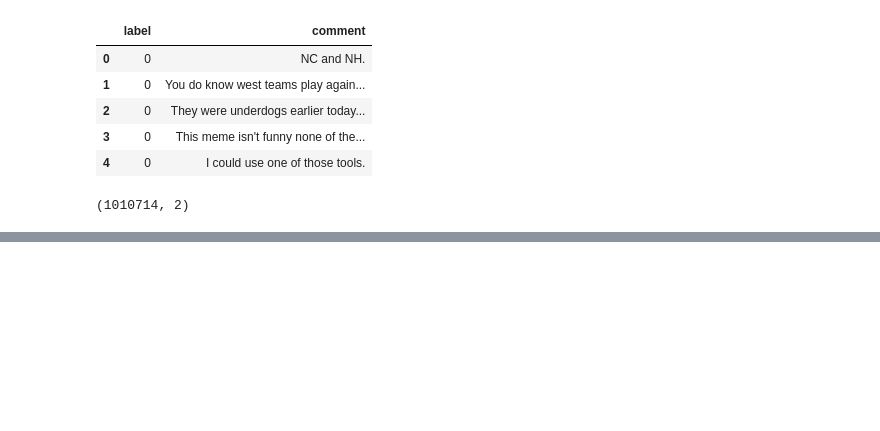
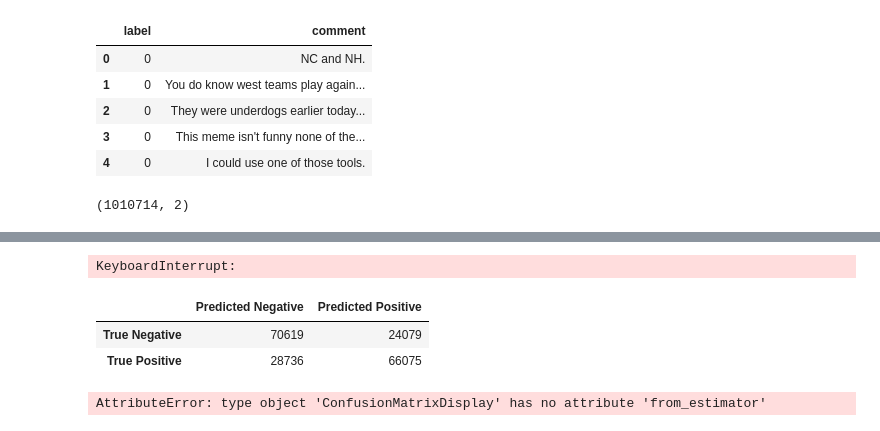
Before and after one commit to Sveto-G/Reddit-Sarcasm, a Jupyter notebook: Notebooks/robust_train.ipynb, the cells around one changed output, grey strips where cells are left out. Cells and saved outputs as stored; diff of their text form; code cells hidden in the pictures; blank space fills up the shorter version.

```diff
--- a/Notebooks/robust_train.ipynb
+++ b/Notebooks/robust_train.ipynb
@@ -360,0 +406,4 @@ Sentence5: 0.49
+# %%
+result = permutation_importance(MLP, X_val, y_val, n_repeats=100, random_state=0)
+# %% [output]
+KeyboardInterrupt:
@@ -360,0 +420,27 @@ Sentence5: 0.49
+# %%
+from sklearn.metrics import confusion_matrix, ConfusionMatrixDisplay
+
+# Get class predictions
+y_pred = MLP.predict(X_val)
+
+# Generate confusion matrix
+cf_matrix = confusion_matrix(y_val, y_pred)
+
+# label rows and columns
+cf_df = pd.DataFrame(
+    cf_matrix,
+    columns=["Predicted Negative", "Predicted Positive"],
+    index=["True Negative", "True Positive"]
+)
+
+display(cf_df)
+# %% [output]
+|  | Predicted Negative | Predicted Positive |
+| True Negative | 70619 | 24079 |
+| True Positive | 28736 | 66075 |
+# %%
+
+
+ConfusionMatrixDisplay.from_estimator(MLP, X_val, y_val);
+# %% [output]
+AttributeError: type object 'ConfusionMatrixDisplay' has no attribute 'from_estimator'
```
Also changed, not shown: parts of 34 cells of this notebook.
